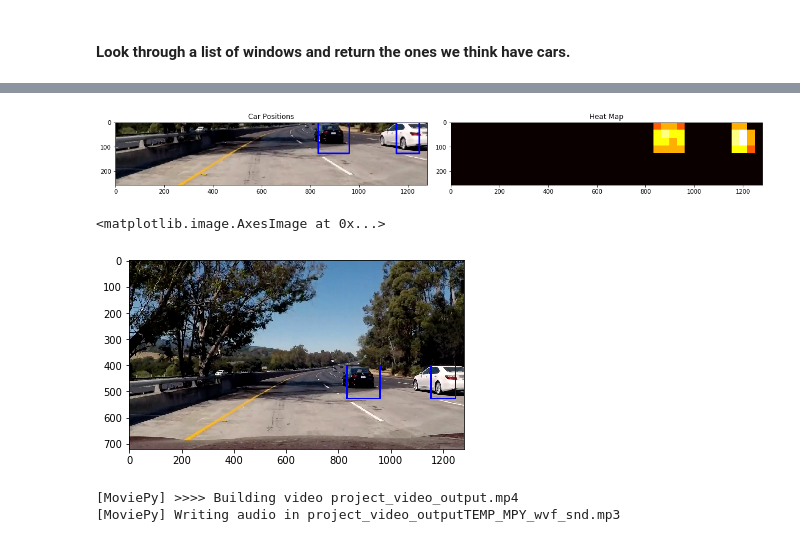
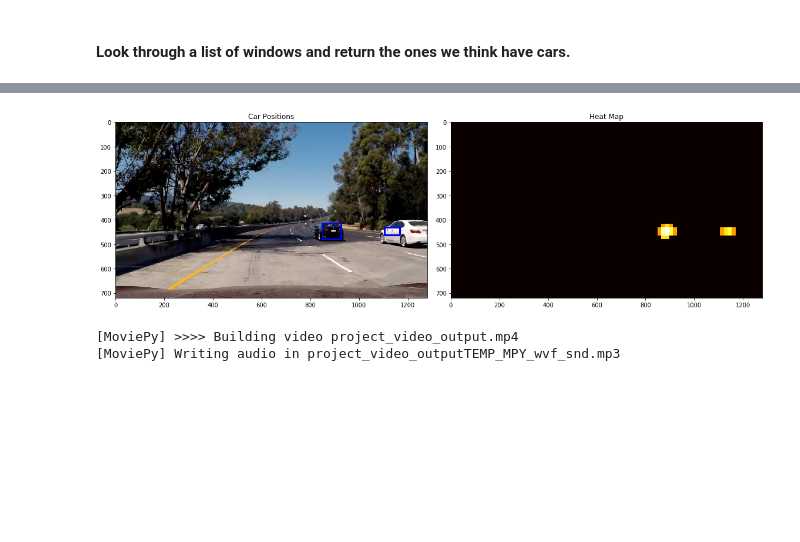
Before and after one commit to kevinwestern/CarND-Vehicle-Detection, a Jupyter notebook: project.ipynb, the cells around one changed output, grey strips where cells are left out. Saved outputs shown, nothing was run; the diff lists cells and outputs as text; code cells hidden in the pictures; blank space fills up the shorter version.

```diff
--- a/project.ipynb
+++ b/project.ipynb
@@ -292,7 +290,7 @@ for i in range(len(all_windows)):
 def single_img_features(img, color_space='RGB', spatial_size=(32, 32),
                         hist_bins=32, orient=9,
                         pix_per_cell=8, cell_per_block=2, hog_channel=0,
-                        spatial_feat=True, hist_feat=True, hog_feat=True):
+                        spatial_feat=False, hist_feat=False, hog_feat=True):
     #1) Define an empty list to receive features
     img_features = []
     #2) Apply color conversion if other than 'RGB'
@@ -360,7 +358,7 @@ def search_windows(img, windows, clf, scaler, color_space='RGB',
                             hog_channel=hog_channel, spatial_feat=spatial_feat,
                             hist_feat=hist_feat, hog_feat=hog_feat)
         #5) Scale extracted features to be fed to classifier
-        test_features = scaler.transform(np.array(features).reshape(1, -1))
+        test_features = np.array(features).reshape(1, -1)
         #6) Predict using your classifier
         prediction = clf.predict(test_features)
         #7) If positive (prediction == 1) then save the window
@@ -373,7 +371,7 @@ img = cv2.imread('./test_images/test1.jpg')
 img = cv2.cvtColor(img, cv2.COLOR_BGR2RGB)
 img = img[400:656,:,:]
 windows = slide_window(img)
-matches = search_windows(img, windows, svc, X_scaler, spatial_feat=False, hist_feat=False)
+matches = search_windows(img, windows, svc, X_scaler, color_space='YUV', hog_channel='ALL', spatial_feat=False, hist_feat=False)
 plt.imshow(draw_boxes(img, matches))
 # %% [output]
 <matplotlib.image.AxesImage at 0x...>
@@ -380,0 +460,6 @@ plt.imshow(draw_boxes(img, matches))
+# %%
+img = cv2.imread('./test_images/test1.jpg')
+img = cv2.cvtColor(img, cv2.COLOR_BGR2RGB)
+
+matches = find_cars(img, 400, 656, 1, svc, X_scaler, 9, 8, 2, None, None)
+plt.imshow(draw_boxes(img, matches))
@@ -411,36 +499,31 @@ def draw_labeled_bboxes(img, labels):
     return img
 # %%
 from scipy.ndimage.measurements import label
-normal_img = cv2.imread('./test_images/test5.jpg')
-normal_img = cv2.cvtColor(normal_img, cv2.COLOR_BGR2RGB)
-img = normal_img[400:656,:,:]
-test_windows = []
-for windows in all_windows:
-    for window in windows:
-        test_windows.append(window)
+img = cv2.imread('./test_images/test5.jpg')
+img = cv2.cvtColor(img, cv2.COLOR_BGR2RGB)
 
-matches = search_windows(img, test_windows, svc, X_scaler, spatial_feat=False, hist_feat=False)
+matches = find_cars(img, 400, 656, 1, svc, X_scaler, 9, 8, 2, None, None)
 heat = np.zeros_like(img[:,:,0]).astype(np.float)
 
 # Add heat to each box in box list
 heat = add_heat(heat, matches)
 
 # Apply threshold to help remove false positives
-heat = apply_threshold(heat, 3)
+heat = apply_threshold(heat, 5)
 
 # Visualize the heatmap when displaying
 heatmap = np.clip(heat, 0, 255)
 
 labels = label(heatmap)
 draw_img = draw_labeled_bboxes(np.copy(img), labels)
 
 fig = plt.figure(figsize=(16, 9))
 plt.subplot(121)
 plt.imshow(draw_img)
 plt.title('Car Positions')
 plt.subplot(122)
 plt.imshow(heatmap, cmap='hot')
 plt.title('Heat Map')
 fig.tight_layout()
 # %% [output]
-[figure, old version]
+[figure, new version]
@@ -449,8 +530,3 @@ normal_img[400:656,:,:] = draw_img
-# %%
-plt.imshow(normal_img)
-# %% [output]
-<matplotlib.image.AxesImage at 0x...>
-[figure, removed]
 # %%
 from moviepy.editor import VideoFileClip
 
```
Also changed, not shown: parts of 10 cells of this notebook.
